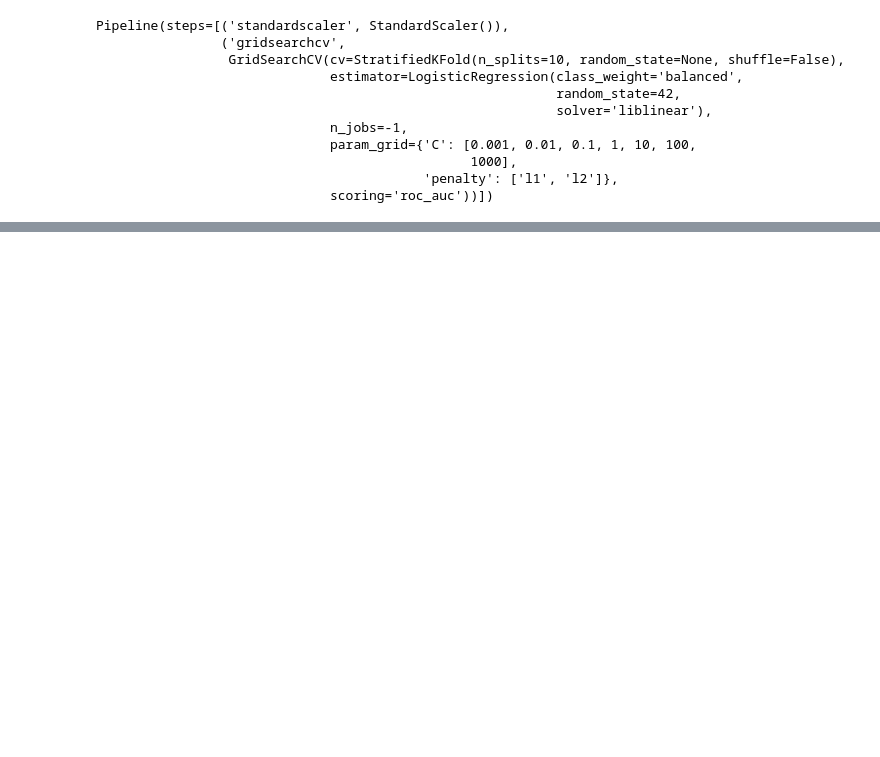
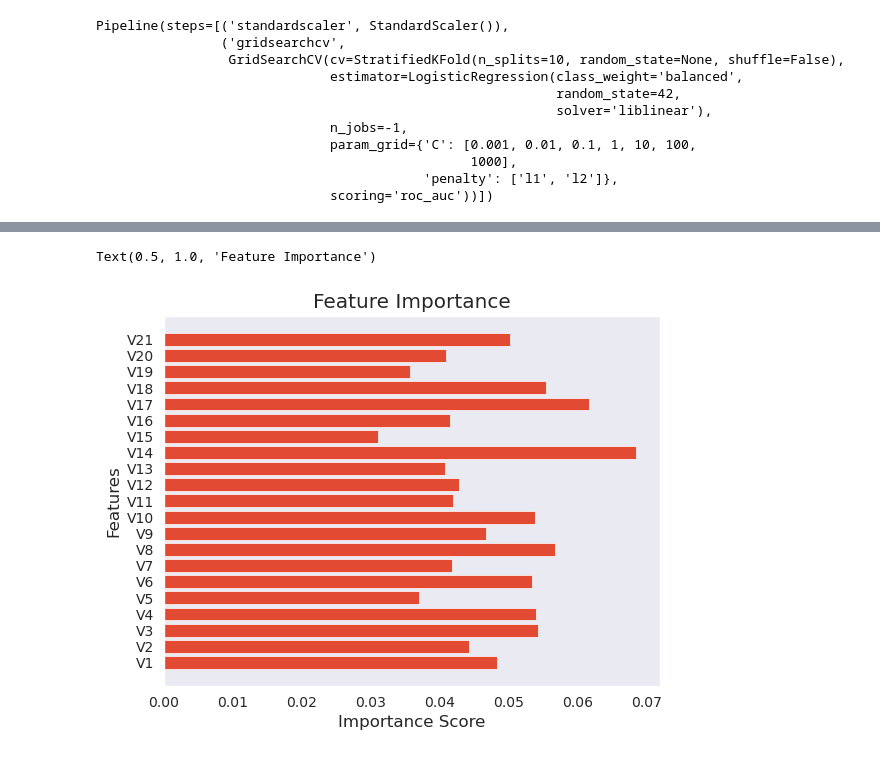
Before and after one commit to SalisEduardo/EAD0830-IA-aplic-financas, a Jupyter notebook: Atividades/atv2/rascunho_modelagem.ipynb, the cells around one changed output, grey strips where cells are left out. Saved outputs shown, nothing was run; the diff lists cells and outputs as text; code cells hidden in the pictures; blank space fills up the shorter version.

```diff
--- a/Atividades/atv2/rascunho_modelagem.ipynb
+++ b/Atividades/atv2/rascunho_modelagem.ipynb
@@ -753,0 +918,11 @@ plot_classification_metrics(pipe_lr,y_test,X_test)
+# %%
+feature_importance = xgb_cl.feature_importances_
+
+plt.barh(range(len(feature_importance)), feature_importance, align='center')
+plt.yticks(range(len(feature_importance)), credit_aproval.iloc[:,:-1].columns)
+plt.xlabel('Importance Score')
+plt.ylabel('Features')
+plt.title('Feature Importance')
+# %% [output]
+Text(0.5, 1.0, 'Feature Importance')
+[figure, added]
```
Also changed, not shown: parts of 30 cells of this notebook, 3 other files.
